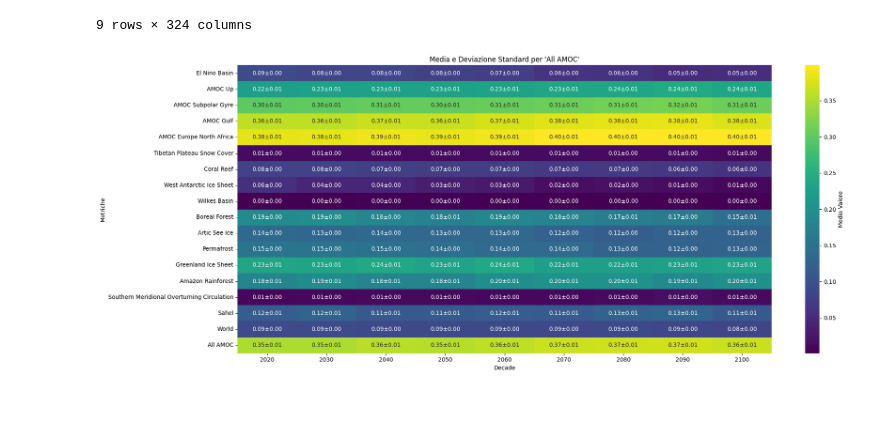
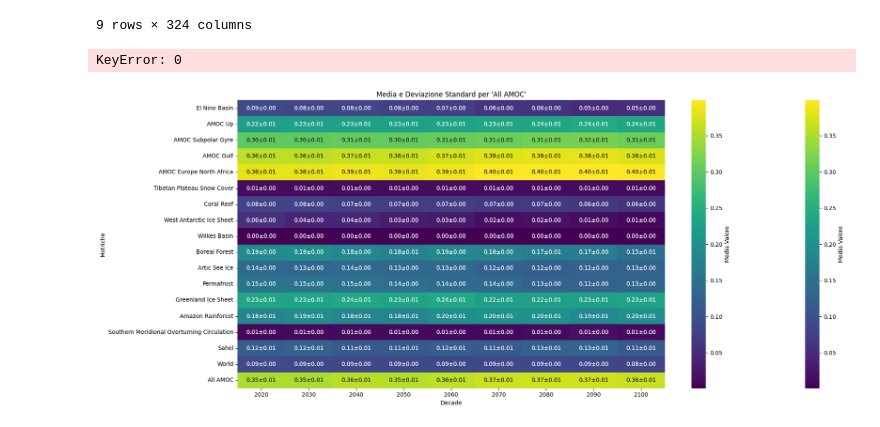
Before and after one commit to tomscag/climate_temporal_networks, a Jupyter notebook: Analysis/Plot_Tipping_Heatmaps.ipynb, the cells around one changed output. Cells and saved outputs as stored; diff of their text form; code cells hidden in the pictures.

```diff
--- a/Analysis/Plot_Tipping_Heatmaps.ipynb
+++ b/Analysis/Plot_Tipping_Heatmaps.ipynb
@@ -250,32 +250,44 @@ df_std_decades
 | 2090 | 0.018719 | 0.005667 | 0.011640 | 0.006405 | 0.003535 | 0.005703 | ... |
 | 2100 | 0.017024 | 0.006547 | 0.011687 | 0.007156 | 0.003616 | 0.006001 | ... |
 9 rows × 324 columns
+# %%
+variazione_percentuale = pd.DataFrame(index=df_mean_decades.index, columns=df_mean_decades.columns)
+for column in df_mean_decades.columns:
+    variazione_percentuale[column] = df_mean_decades[column].apply(lambda x: ((x - df_mean_decades[column][0]) / df_mean_decades[column][0]) * 100)
+
+variazione_percentuale
+# %% [output]
+KeyError: 0
 # %%
 import numpy as np
 import pandas as pd
 import seaborn as sns
 import matplotlib.pyplot as plt
 
 # Supponendo che df_mean_decades e df_std_decades siano i tuoi DataFrame
 # Esempio di creazione di annotazioni che combinano media e deviazione standard
 mean_values = df_mean_decades['All AMOC'].values
 std_values = df_std_decades['All AMOC'].values
 
 # Calcola le annotazioni come stringhe
 annotations = np.array([f"{mean:.2f}±{std:.2f}" for mean, std in zip(mean_values.flatten(), std_values.flatten())]).reshape(mean_values.shape)
 
 # Trasforma le annotazioni in un DataFrame per mantenere gli indici corretti
 annotations_df = pd.DataFrame(annotations, index=df_mean_decades['All AMOC'].index, columns=df_mean_decades['All AMOC'].columns)
 
 plt.figure(figsize=(20, 8))
 # Usando il DataFrame delle annotazioni con Seaborn heatmap
+
+ax = sns.heatmap(df_mean_decades['All AMOC'].T, annot=annotations_df.T, fmt="", cmap="viridis",
+                 cbar_kws={'label': 'Media Valore'})
+
 ax = sns.heatmap(df_mean_decades['All AMOC'].T, annot=annotations_df.T, fmt="", cmap="viridis",
                  cbar_kws={'label': 'Media Valore'})
 
 plt.title("Media e Deviazione Standard per 'All AMOC'")
 plt.xlabel("Decade")
 plt.ylabel("Metriche")
 plt.tight_layout()
 plt.show()
 # %% [output]
-[figure, old version]
+[figure, new version]
```
